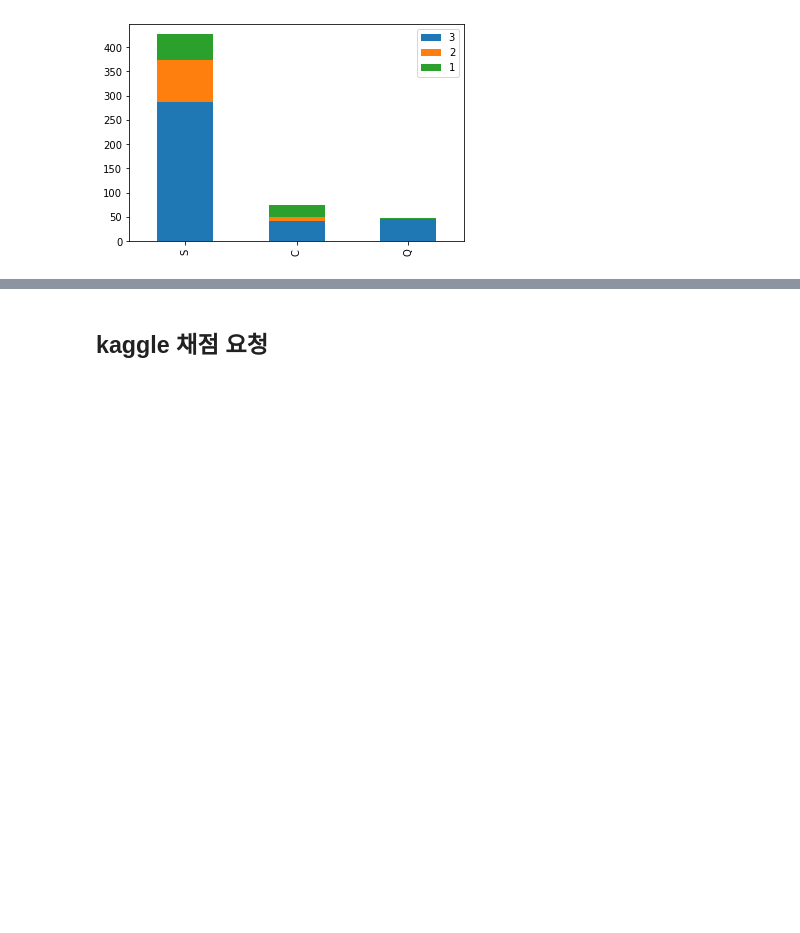
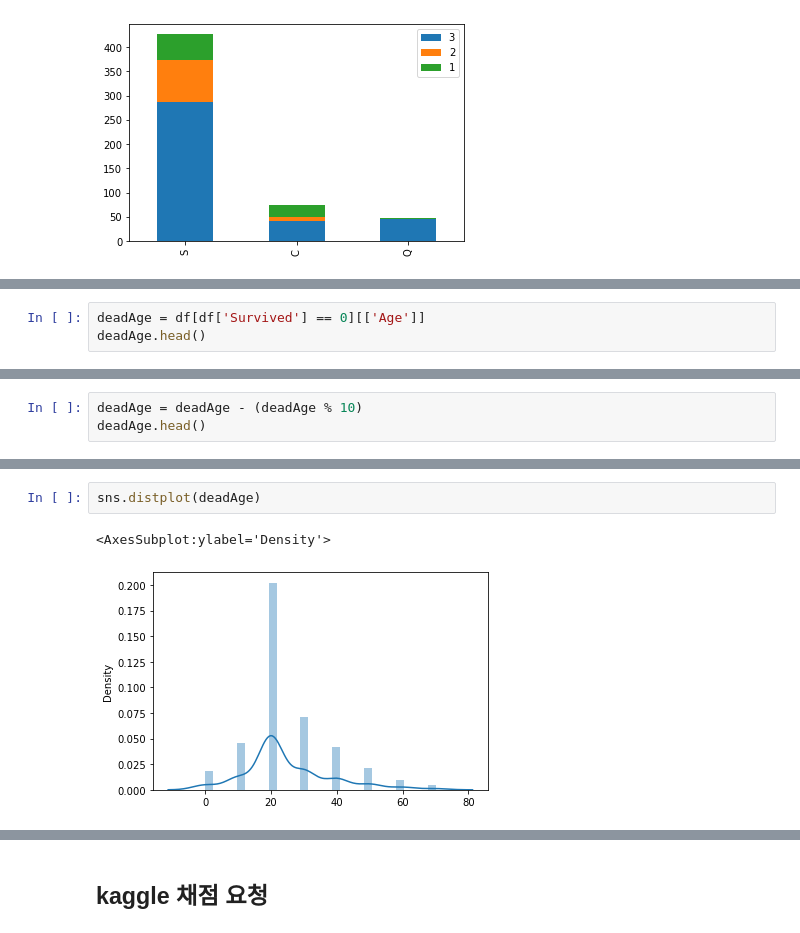
Before and after one commit to KangnamUniv-ML/Titanic-ML, a Jupyter notebook: notebook/Titanic.ipynb, the cells around one changed output, grey strips where cells are left out. Cells and saved outputs as stored; diff of their text form; blank space fills up the shorter version.

```diff
--- a/notebook/Titanic.ipynb
+++ b/notebook/Titanic.ipynb
@@ -535,0 +565,3 @@ boardDead.plot(kind='bar', stacked=True)
+# %%
+deadAge = df[df['Survived'] == 0][['Age']]
+deadAge.head()
@@ -535,0 +575,3 @@ boardDead.plot(kind='bar', stacked=True)
+# %%
+deadAge = deadAge - (deadAge % 10)
+deadAge.head()
@@ -535,0 +585,5 @@ boardDead.plot(kind='bar', stacked=True)
+# %%
+sns.distplot(deadAge)
+# %% [output]
+<AxesSubplot:ylabel='Density'>
+[figure, added]
```
Also changed, not shown: parts of 47 cells of this notebook.
